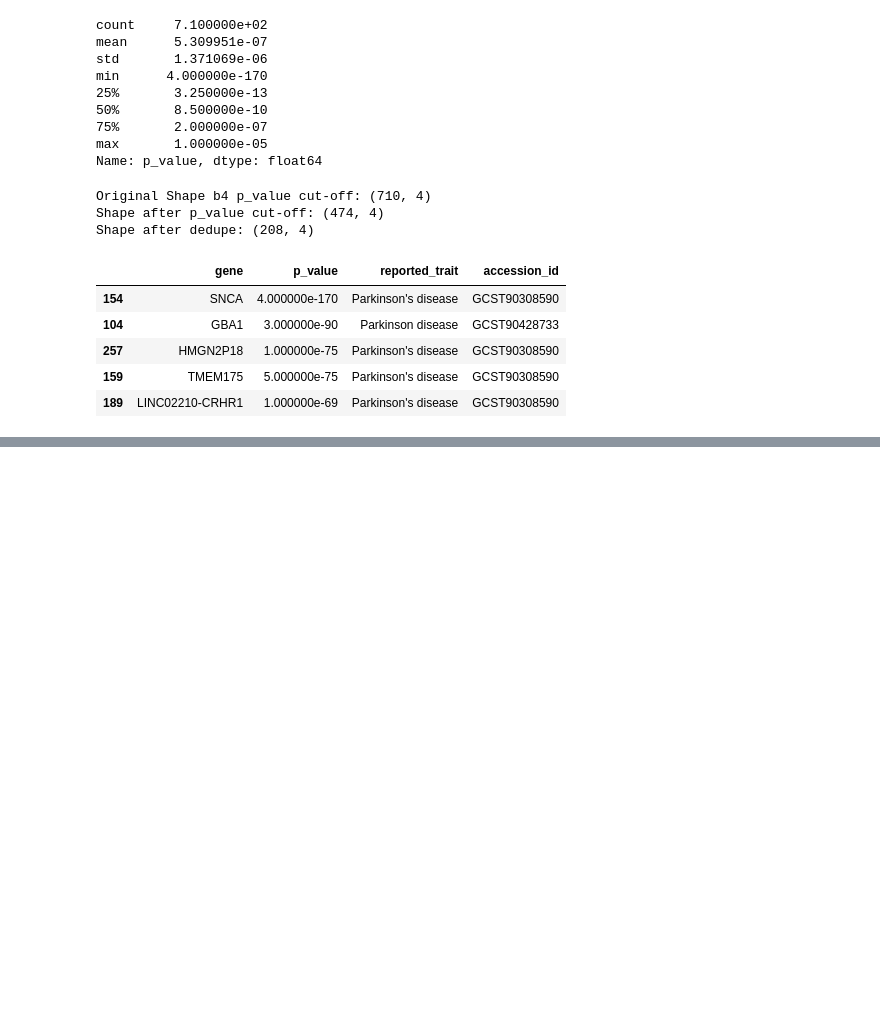
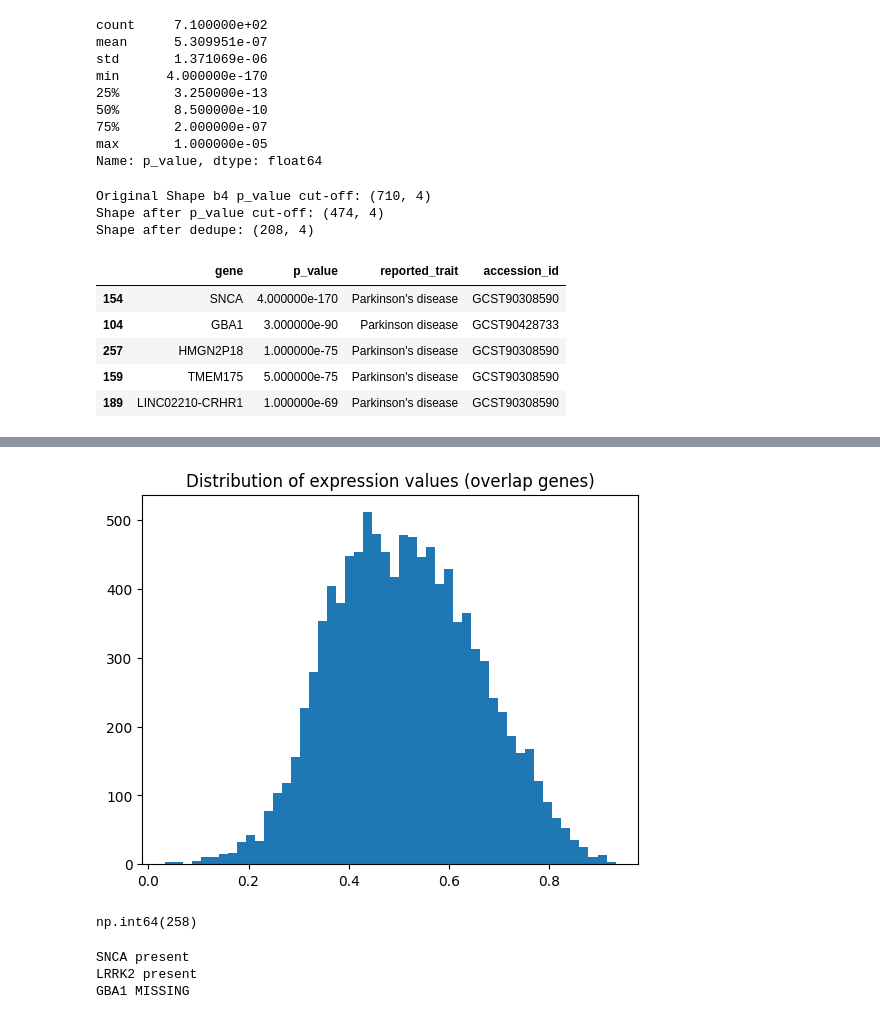
Before and after one commit to RRonium/Neurogenomic-Disease-ML-Pipeline, a Jupyter notebook: notebooks/main_parkinson.ipynb, the cells around one changed output, grey strips where cells are left out. Drawn from its saved outputs; the diff is of its cells as text; code cells hidden in the pictures; blank space fills up the shorter version.

Commit message:
update: Phase 2 - EDA complete, data cleaned and organized

```diff
--- a/notebooks/main_parkinson.ipynb
+++ b/notebooks/main_parkinson.ipynb
@@ -123,0 +126,4 @@ Shape after dedupe: (208, 4)
+# %%
+expression=pd.read_csv('../datasets/processed/parkinsons_expression_dk.csv', index_col=0)
+print(expression.shape)
+expression.head()
@@ -123,0 +140,10 @@ Shape after dedupe: (208, 4)
+# %%
+gwas_genes = set(df_sig_dedupe['gene'])
+allen_genes = set(expression.columns)
+
+overlap = gwas_genes & allen_genes
+missing = gwas_genes - allen_genes
+
+print(f"GWAS genes: {len(gwas_genes)}")
+print(f"Overlap with Allen data: {len(overlap)}")
+print(f"Missing from Allen data: {len(missing)}")
@@ -123,0 +154,6 @@ Shape after dedupe: (208, 4)
+# %%
+overlap_genes = list(overlap)
+expression_subset=expression[overlap_genes]
+
+print(expression_subset.shape)
+expression_subset.head()
@@ -123,0 +170,22 @@ Shape after dedupe: (208, 4)
+# %%
+import matplotlib.pyplot as plt
+plt.hist(expression_subset.values.flatten(), bins=50)
+plt.title("Distribution of expression values (overlap genes)")
+plt.show()
+# %% [output]
+[figure, added]
+# %%
+expression_subset.isna().sum().sum()
+# %% [output]
+np.int64(258)
+# %%
+known_genes = ['SNCA', 'LRRK2', 'GBA1']
+for gene in known_genes:
+    if gene in expression_subset.columns:
+        print(gene, "present")
+    else:
+        print(gene, "MISSING")
+# %% [output]
+SNCA present
+LRRK2 present
+GBA1 MISSING
```
Also changed, not shown: parts of 7 cells of this notebook.
